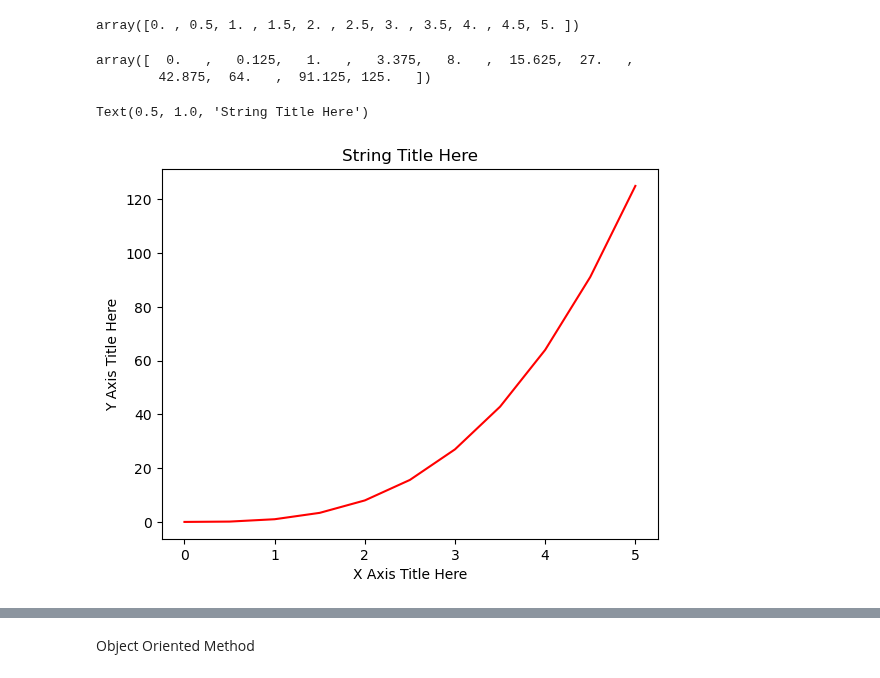
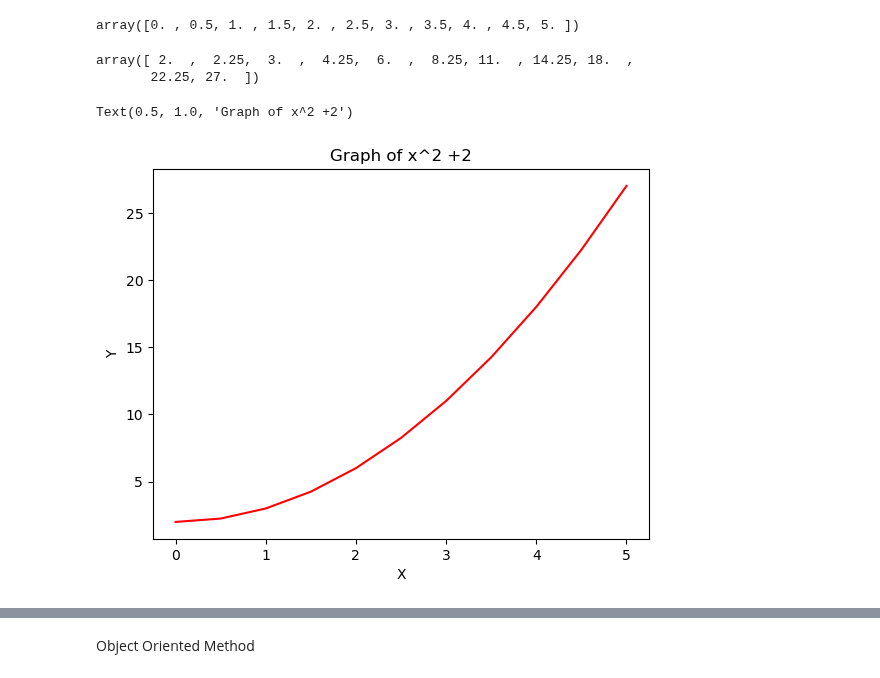
Before and after one commit to 34-anish/ML-Bootcamp, a Jupyter notebook: matplotloib/Untitled.ipynb, the cells around one changed output, grey strips where cells are left out. Saved outputs shown, nothing was run; the diff lists cells and outputs as text; code cells hidden in the pictures.

```diff
--- a/matplotloib/Untitled.ipynb
+++ b/matplotloib/Untitled.ipynb
@@ -5,7 +23,7 @@ import matplotlib.pyplot as plt
 # %%
 import numpy as np
 x = np.linspace(0, 5, 11)
-y = x ** 3
+y = x ** 2+2
 # %%
 x
 # %% [output]
@@ -13,16 +31,16 @@ array([0. , 0.5, 1. , 1.5, 2. , 2.5, 3. , 3.5, 4. , 4.5, 5. ])
 # %%
 y
 # %% [output]
-array([  0.   ,   0.125,   1.   ,   3.375,   8.   ,  15.625,  27.   ,
-        42.875,  64.   ,  91.125, 125.   ])
+array([ 2.  ,  2.25,  3.  ,  4.25,  6.  ,  8.25, 11.  , 14.25, 18.  ,
+       22.25, 27.  ])
 # %%
 plt.plot(x, y, 'r') # 'r' is the color red
-plt.xlabel('X Axis Title Here')
-plt.ylabel('Y Axis Title Here')
-plt.title('String Title Here')
+plt.xlabel('X')
+plt.ylabel('Y')
+plt.title('Graph of x^2 +2')
 # plt.show()
 # %% [output]
-Text(0.5, 1.0, 'String Title Here')
+Text(0.5, 1.0, 'Graph of x^2 +2')
-[figure, old version]
+[figure, new version]
 # %%
 # plt.subplot(nrows, ncols, plot_number)
```
Also changed, not shown: parts of 16 cells of this notebook, 1 other file.
